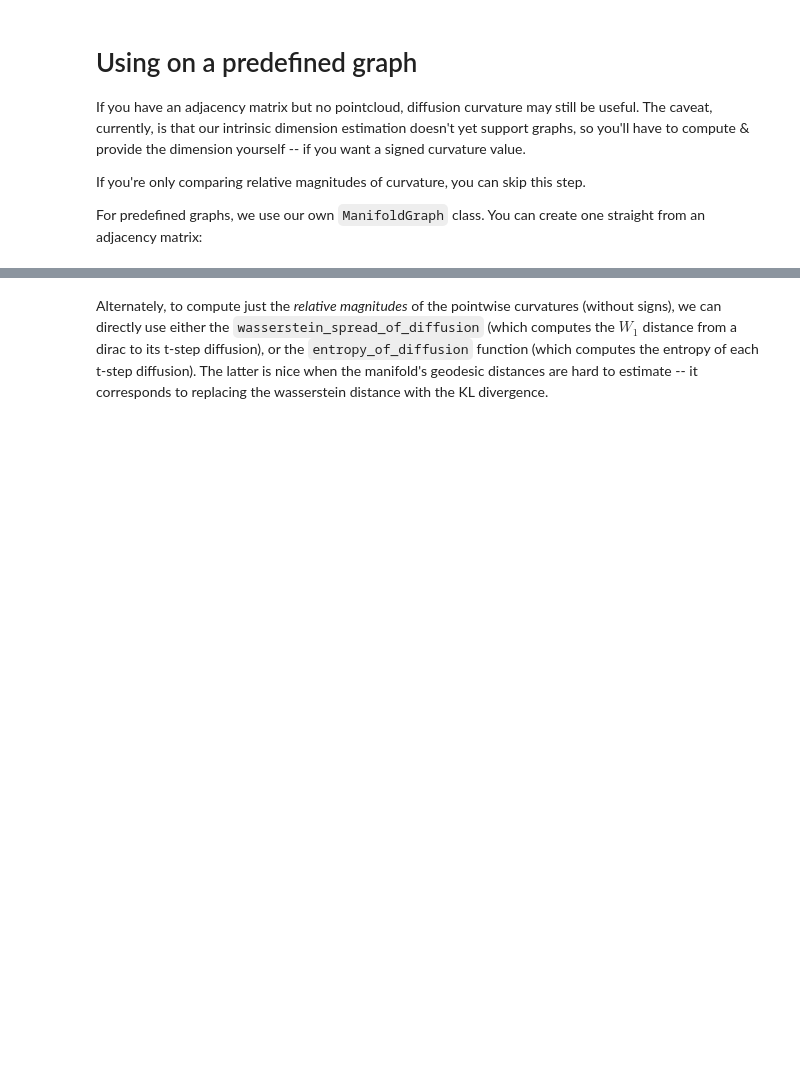
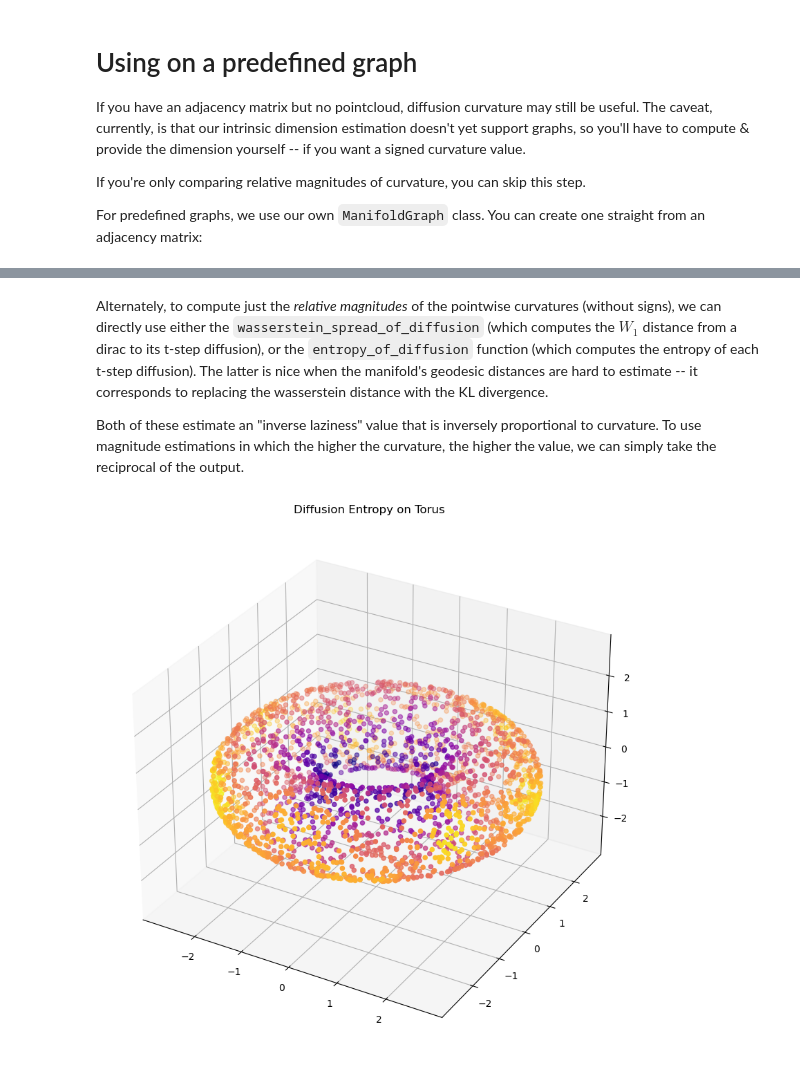
Before and after one commit to professorwug/diffusion_curvature_old, a Jupyter notebook: nbs/index.ipynb, the cells around one changed output, grey strips where cells are left out. Cells and saved outputs as stored; diff of their text form; code cells hidden in the pictures; blank space fills up the shorter version.

```diff
--- a/nbs/index.ipynb
+++ b/nbs/index.ipynb
@@ -109,11 +112,17 @@ plot_3d(X_torus, G_pure.ks, title = "Diffusion Curvature on Graph")
 # %% [markdown]
 Alternately, to compute just the *relative magnitudes* of the pointwise curvatures (without signs), we can directly use either the `wasserstein_spread_of_diffusion` (which computes the $W_1$ distance from a dirac to its t-step diffusion), or the `entropy_of_diffusion` function (which computes the entropy of each t-step diffusion). The latter is nice when the manifold's geodesic distances are hard to estimate -- it corresponds to replacing the wasserstein distance with the KL divergence.
+
+Both of these estimate an "inverse laziness" value that is inversely proportional to curvature. To use magnitude estimations in which the higher the curvature, the higher the value, we can simply take the reciprocal of the output.
 # %%
 # for the wasserstein version, we need manifold distances
-G_pure = power_diffusion_matrix(G_pure)
+G_pure = power_diffusion_matrix(G_pure,t=8)
 G_pure = phate_distances(G_pure)
 ks_wasserstein = wasserstein_spread_of_diffusion(G_pure)
 # %%
 # for the entropic version, we need only power the diffusion operator
-G_pure = power_diffusion_matrix(G_pure, t=12)
+G_pure = power_diffusion_matrix(G_pure, t=8)
 ks_entropy = entropy_of_diffusion(G_pure)
+# %%
+plot_3d(X_torus, 1/ks_entropy, title="Diffusion Entropy on Torus")
+# %% [output]
+[figure, added]
```
Also changed, not shown: parts of 4 cells of this notebook, 6 other files.
